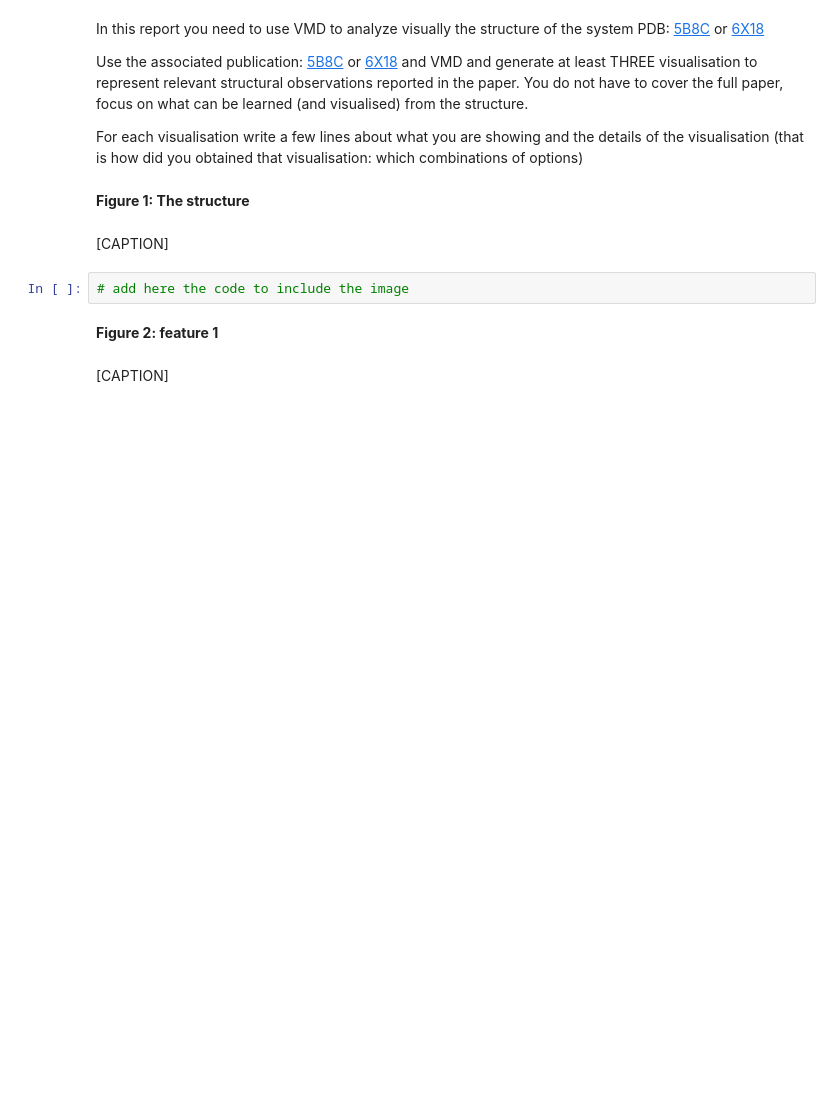
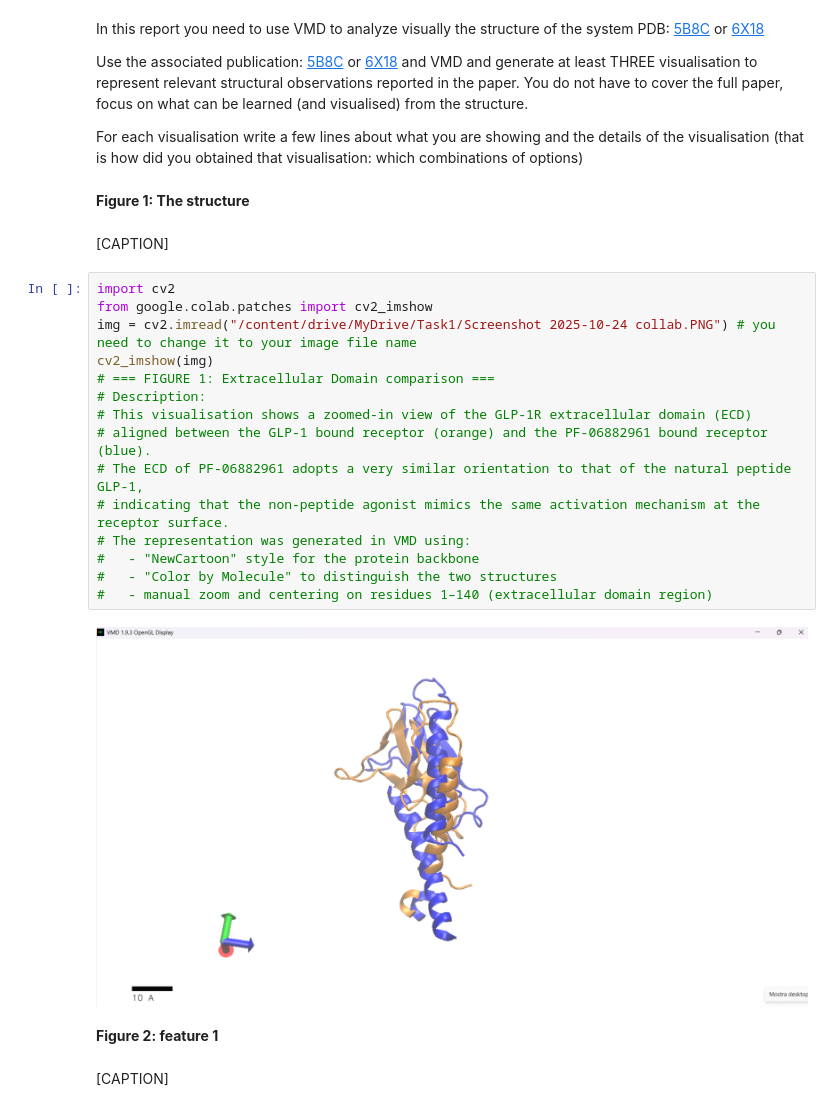
Before and after one commit to Ale002001/Structural_Bioinformatics_VMD, a Jupyter notebook: Notebooks/report_1a_vmd.ipynb, the cells around one changed output. Drawn from its saved outputs; the diff is of its cells as text; blank space fills up the shorter version.

Commit message:
Updated final version with image and description (Extracellular domain alignment)

```diff
--- a/Notebooks/report_1a_vmd.ipynb
+++ b/Notebooks/report_1a_vmd.ipynb
@@ -54,8 +54,23 @@ For each visualisation write a few lines about what you are showing and the deta
 **Figure 1: The structure**
 # %% [markdown]
 [CAPTION]
-# %%
-# add here the code to include the image
+# %%
+import cv2
+from google.colab.patches import cv2_imshow
+img = cv2.imread("/content/drive/MyDrive/Task1/Screenshot 2025-10-24 collab.PNG") # you need to change it to your image file name
+cv2_imshow(img)
+# === FIGURE 1: Extracellular Domain comparison ===
+# Description:
+# This visualisation shows a zoomed-in view of the GLP-1R extracellular domain (ECD)
+# aligned between the GLP-1 bound receptor (orange) and the PF-06882961 bound receptor (blue).
+# The ECD of PF-06882961 adopts a very similar orientation to that of the natural peptide GLP-1,
+# indicating that the non-peptide agonist mimics the same activation mechanism at the receptor surface.
+# The representation was generated in VMD using:
+#   - "NewCartoon" style for the protein backbone
+#   - "Color by Molecule" to distinguish the two structures
+#   - manual zoom and centering on residues 1–140 (extracellular domain region)
+# %% [output]
+[figure, added]
 # %% [markdown]
 **Figure 2: feature 1**
 # %% [markdown]
```
Also changed, not shown: parts of 1 cell of this notebook.
